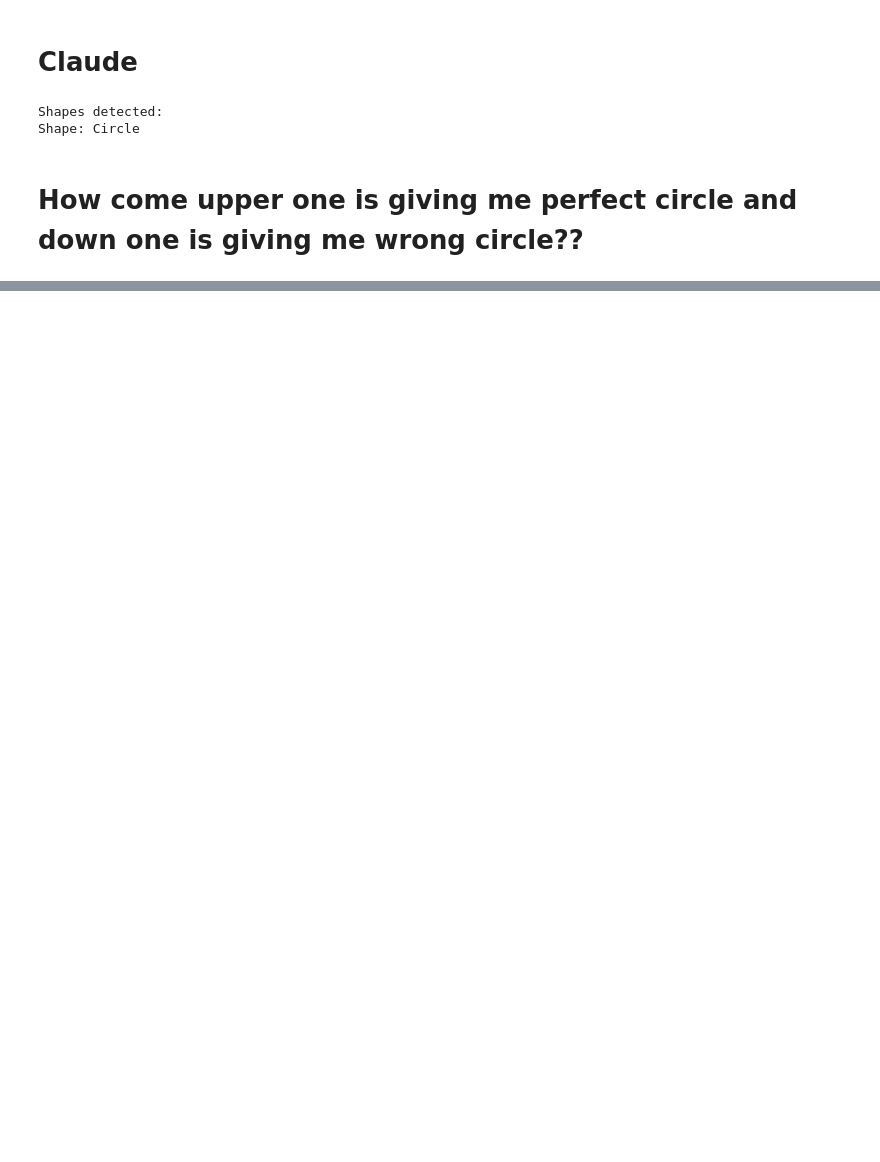
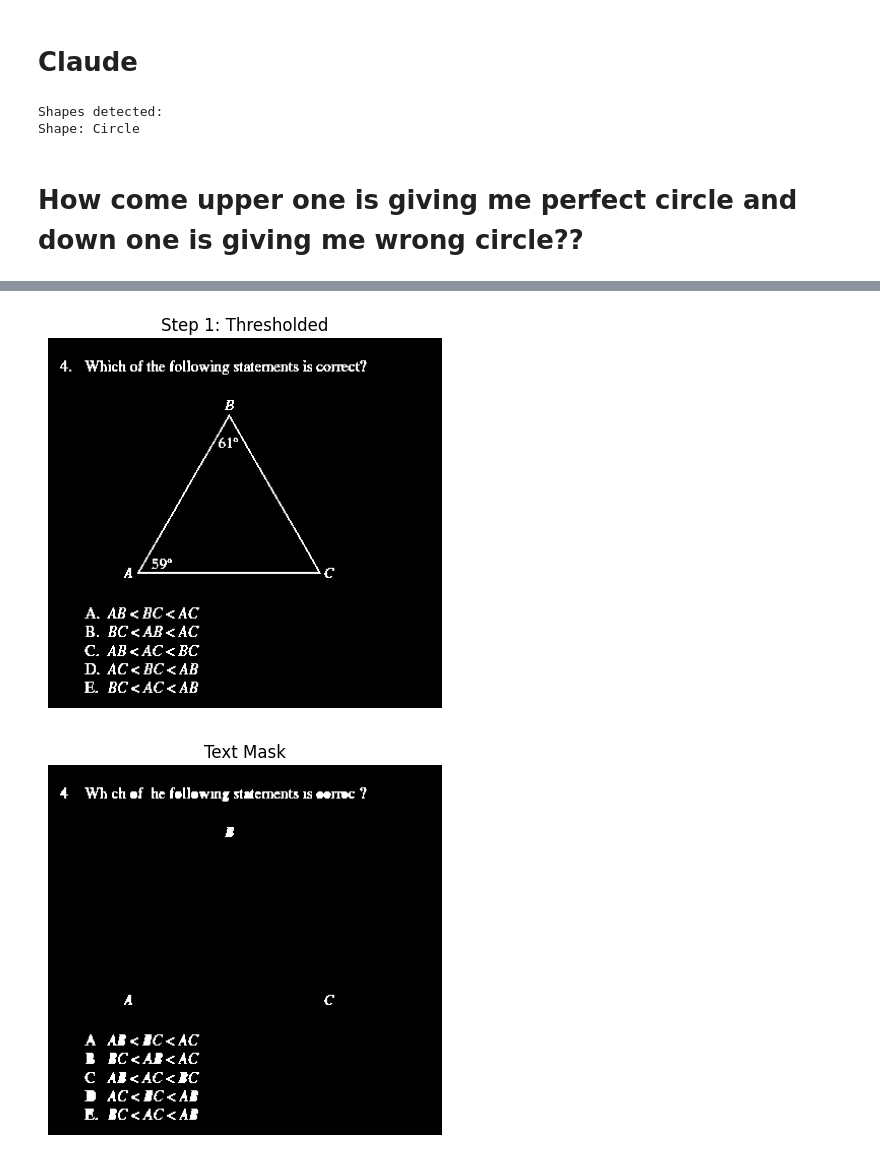
Before and after one commit to AshainX/ProjectMajor, a Jupyter notebook: WorkingFIles/WorksfineforSingleShapes.ipynb, the cells around one changed output, grey strips where cells are left out. Drawn from its saved outputs; the diff is of its cells as text; code cells hidden in the pictures; blank space fills up the shorter version.

```diff
--- a/WorkingFIles/WorksfineforSingleShapes.ipynb
+++ b/WorkingFIles/WorksfineforSingleShapes.ipynb
@@ -8,7 +8,7 @@ import numpy as np
 import math
 
 # Load and preprocess the image
-img = cv2.imread(r'C:\Users\ashut\Documents\GitHub\ProjectMajor\diagram_segment.png')
+img = cv2.imread(r'C:\Users\ashut\Documents\GitHub\ProjectMajor\Geoimgs\2.png')
 
 if img is None:
     print("Image not found or path is incorrect!")
@@ -517,0 +668,70 @@ Shape: 7-gon, Area: 61
+# %%
+import cv2
+import numpy as np
+import matplotlib.pyplot as plt
+
+def preprocess_image(image_path):
+    image = cv2.imread(image_path)
+    gray = cv2.cvtColor(image, cv2.COLOR_BGR2GRAY)
+
+    # Step 1: Adaptive Thresholding
+    thresh = cv2.adaptiveThreshold(gray, 255, cv2.ADAPTIVE_THRESH_MEAN_C,
+                                   cv2.THRESH_BINARY_INV, 15, 9)
+
+    plt.figure()
+    plt.imshow(thresh, cmap='gray')
+    plt.title("Step 1: Thresholded")
+    plt.axis("off")
+    plt.show()
+
+    return image, gray, thresh
+
+def detect_text_regions(thresh):
+    contours, _ = cv2.findContours(thresh, cv2.RETR_EXTERNAL, cv2.CHAIN_APPROX_SIMPLE)
+    mask = np.zeros_like(thresh)
+
+    for cnt in contours:
+        x, y, w, h = cv2.boundingRect(cnt)
+        area = cv2.contourArea(cnt)
+        aspect_ratio = w / float(h)
+
+        # Filter likely text: small area and reasonable aspect ratio
+        if 10 < area < 3000 and 0.2 < aspect_ratio < 10:
+            cv2.drawContours(mask, [cnt], -1, 255, -1)
+
+    return mask
+
+def remove_text(image, mask):
+    # Inpainting (Telea or Navier-Stokes)
+    inpainted = cv2.inpaint(image, mask, inpaintRadius=3, flags=cv2.INPAINT_TELEA)
+    return inpainted
+
+def process(image_path):
+    image, gray, thresh = preprocess_image(image_path)
+    text_mask = detect_text_regions(thresh)
+
+    # Debug: Show text mask
+    plt.figure()
+    plt.imshow(text_mask, cmap='gray')
+    plt.title("Text Mask")
+    plt.axis("off")
+    plt.show()
+
+    # Inpaint only text
+    cleaned = remove_text(image, text_mask)
+
+    # Display result
+    plt.figure(figsize=(6, 6))
+    plt.imshow(cv2.cvtColor(cleaned, cv2.COLOR_BGR2RGB))
+    plt.title("Step 4: Text Removed (Improved)")
+    plt.axis("off")
+    plt.show()
+
+    # Save if needed
+    cv2.imwrite("final_cleaned_image.png", cleaned)
+
+image_path = r"C:\Users\ashut\Documents\GitHub\ProjectMajor\IMGTEST\058.png"
+process(image_path)
+# %% [output]
+[figure, added]
+[figure, added]
```
Also changed, not shown: parts of 8 cells of this notebook, 35 other files.
